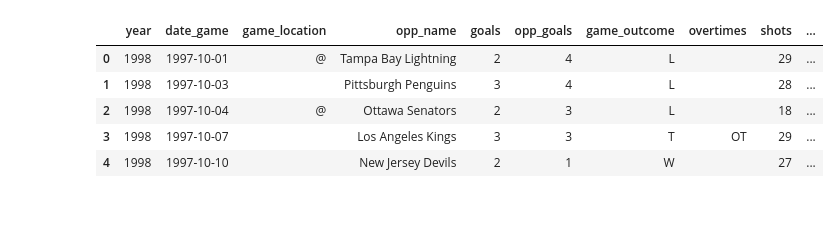
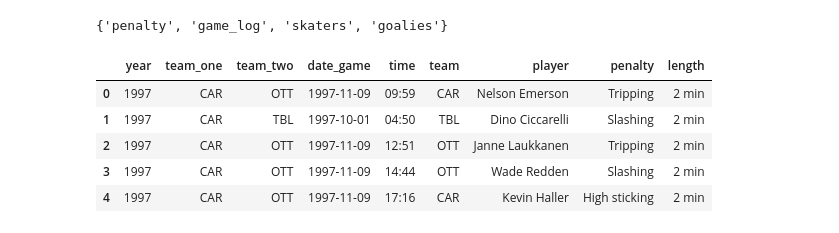
Before and after one commit to tas12740/Hockey---Do-Cheaters-Never-Win, a Jupyter notebook: CleanCanes.ipynb, the cells around one changed output. Drawn from its saved outputs; the diff is of its cells as text; code cells hidden in the pictures.

Commit message:
Scrape player stats, goalie stats, and penalties from Canes games in order to get more information on PP chances

```diff
--- a/CleanCanes.ipynb
+++ b/CleanCanes.ipynb
@@ -13,9 +13,18 @@ hockey_df = pd.DataFrame(hockey_json)
+# %%
+types = {row['curr_type'] for row in hockey_json}
+
+print (types)
+# %% [output]
+{'penalty', 'game_log', 'skaters', 'goalies'}
+# %%
+penalty_df = pd.DataFrame([row for row in hockey_json if row['curr_type'] == 'penalty'])
+penalty_df.drop(columns=['curr_type'], inplace=True)
 # %%
-hockey_df.head()
+penalty_df.head()
 # %% [output]
-|  | year | date_game | game_location | opp_name | goals | opp_goals | game_outcome | overtimes | shots | ... |
-| 0 | 1998 | 1997-10-01 | @ | Tampa Bay Lightning | 2 | 4 | L |  | 29 | ... |
-| 1 | 1998 | 1997-10-03 |  | Pittsburgh Penguins | 3 | 4 | L |  | 28 | ... |
-| 2 | 1998 | 1997-10-04 | @ | Ottawa Senators | 2 | 3 | L |  | 18 | ... |
-| 3 | 1998 | 1997-10-07 |  | Los Angeles Kings | 3 | 3 | T | OT | 29 | ... |
-| 4 | 1998 | 1997-10-10 |  | New Jersey Devils | 2 | 1 | W |  | 27 | ... |
+|  | year | team_one | team_two | date_game | time | team | player | penalty | length |
+| 0 | 1997 | CAR | OTT | 1997-11-09 | 09:59 | CAR | Nelson Emerson | Tripping | 2 min |
+| 1 | 1997 | CAR | TBL | 1997-10-01 | 04:50 | TBL | Dino Ciccarelli | Slashing | 2 min |
+| 2 | 1997 | CAR | OTT | 1997-11-09 | 12:51 | OTT | Janne Laukkanen | Tripping | 2 min |
+| 3 | 1997 | CAR | OTT | 1997-11-09 | 14:44 | OTT | Wade Redden | Slashing | 2 min |
+| 4 | 1997 | CAR | OTT | 1997-11-09 | 17:16 | CAR | Kevin Haller | High sticking | 2 min |
```
Also changed, not shown: parts of 24 cells of this notebook, 6 other files.
